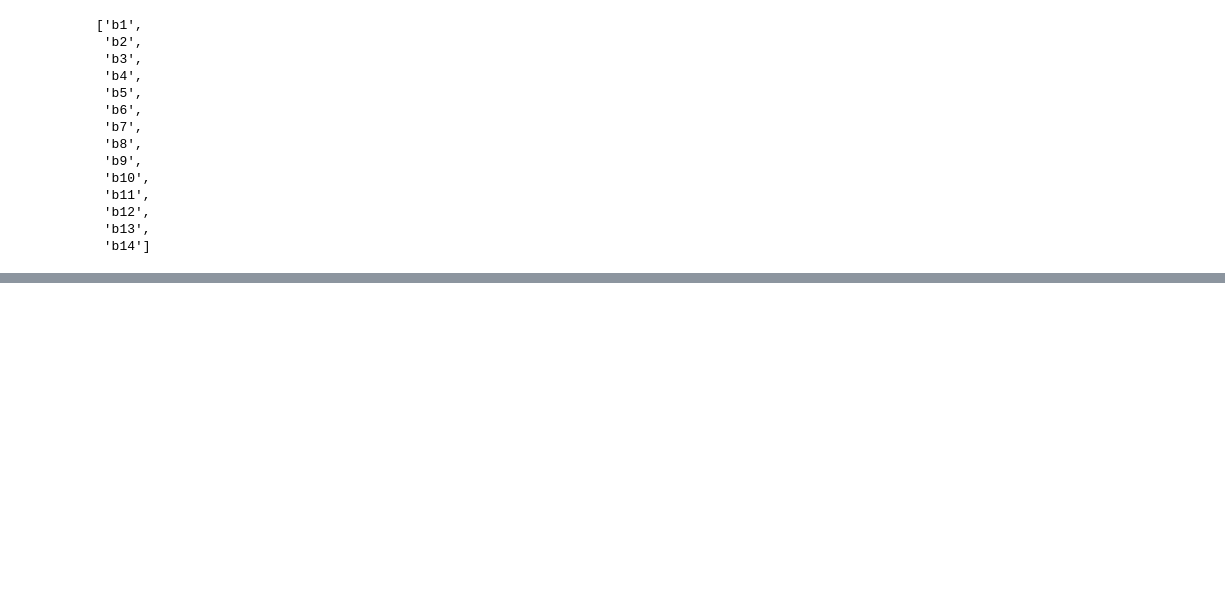
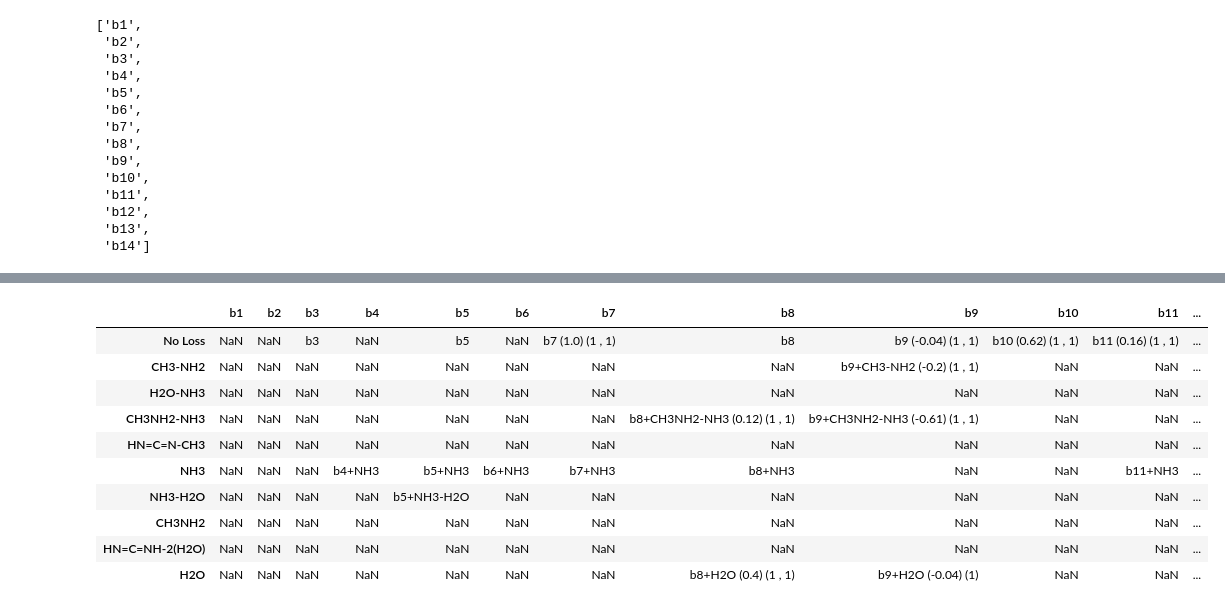
Before and after one commit to Kevinxsn/2D_spec_dict, a Jupyter notebook: notebook.ipynb, the cells around one changed output, grey strips where cells are left out. Cells and saved outputs as stored; diff of their text form; code cells hidden in the pictures; blank space fills up the shorter version.

```diff
--- a/notebook.ipynb
+++ b/notebook.ipynb
@@ -621,0 +629,27 @@ df
+# %%
+for index, each_row in df.iterrows():
+    if each_row['ion1'] in df_generate.columns and each_row['loss1_m'] in df_generate.index and type(each_row['charge2']) is str and type(each_row['charge1']) is str:
+        if each_row['loss1_m'] != 'No Loss':
+            df_generate.at[each_row['loss1_m'], each_row['ion1']] = each_row['ion1'] + \
+            '+' + each_row['loss1_m'] + f' ({round(each_row["mass_difference1"], 2)})' + \
+            f' ({each_row["charge1"].replace("+", "")}' + ' ,' + \
+            f' {each_row["charge2"].replace("+", "")})'
+        else:
+            df_generate.at[each_row['loss1_m'], each_row['ion1']] = each_row['ion1'] + \
+            f' ({round(each_row["mass_difference1"], 2)})' + \
+            f' ({each_row["charge1"].replace("+", "")}' + ' ,' + \
+            f' {each_row["charge2"].replace("+", "")})'
+
+df_generate
+# %% [output]
+|  | b1 | b2 | b3 | b4 | b5 | b6 | b7 | b8 | b9 | b10 | b11 | ... |
+| No Loss | NaN | NaN | b3 | NaN | b5 | NaN | b7 (1.0) (1 , 1) | b8 | b9 (-0.04) (1 , 1) | b10 (0.62) (1 , 1) | b11 (0.16) (1 , 1) | ... |
+| CH3-NH2 | NaN | NaN | NaN | NaN | NaN | NaN | NaN | NaN | b9+CH3-NH2 (-0.2) (1 , 1) | NaN | NaN | ... |
+| H2O-NH3 | NaN | NaN | NaN | NaN | NaN | NaN | NaN | NaN | NaN | NaN | NaN | ... |
+| CH3NH2-NH3 | NaN | NaN | NaN | NaN | NaN | NaN | NaN | b8+CH3NH2-NH3 (0.12) (1 , 1) | b9+CH3NH2-NH3 (-0.61) (1 , 1) | NaN | NaN | ... |
+| HN=C=N-CH3 | NaN | NaN | NaN | NaN | NaN | NaN | NaN | NaN | NaN | NaN | NaN | ... |
+| NH3 | NaN | NaN | NaN | b4+NH3 | b5+NH3 | b6+NH3 | b7+NH3 | b8+NH3 | NaN | NaN | b11+NH3 | ... |
+| NH3-H2O | NaN | NaN | NaN | NaN | b5+NH3-H2O | NaN | NaN | NaN | NaN | NaN | NaN | ... |
+| CH3NH2 | NaN | NaN | NaN | NaN | NaN | NaN | NaN | NaN | NaN | NaN | NaN | ... |
+| HN=C=NH-2(H2O) | NaN | NaN | NaN | NaN | NaN | NaN | NaN | NaN | NaN | NaN | NaN | ... |
+| H2O | NaN | NaN | NaN | NaN | NaN | NaN | NaN | b8+H2O (0.4) (1 , 1) | b9+H2O (-0.04) (1) | NaN | NaN | ... |
```
Also changed, not shown: parts of 24 cells of this notebook, 26 other files.
